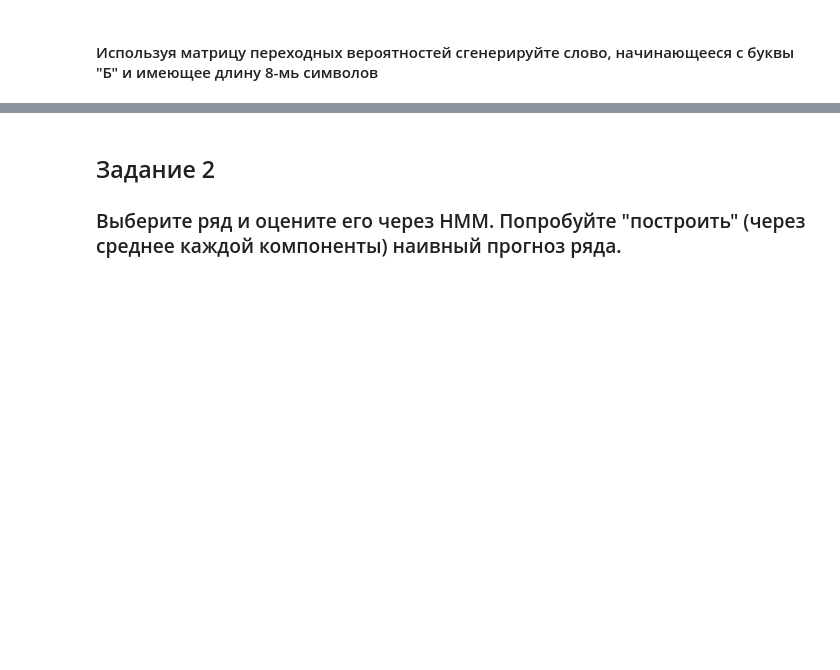
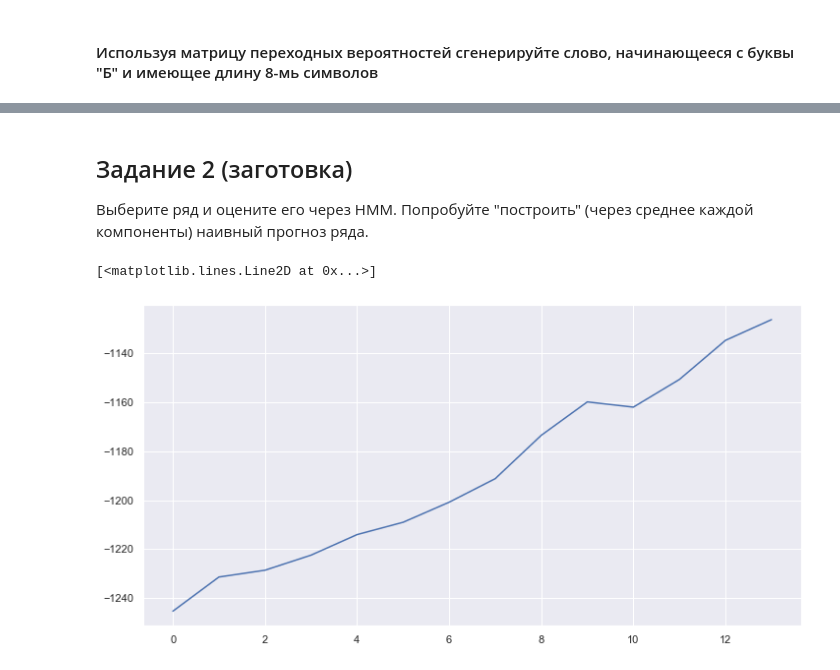
Before and after one commit to DSerpuhovitin/netology_pyda, a Jupyter notebook: HW_TS4.ipynb, the cells around one changed output, grey strips where cells are left out. Saved outputs shown, nothing was run; the diff lists cells and outputs as text; code cells hidden in the pictures; blank space fills up the shorter version.

```diff
--- a/HW_TS4.ipynb
+++ b/HW_TS4.ipynb
@@ -86,3 +164,3 @@ for c in alphabet:
 # %% [markdown]
-##  Задание 2
-### Выберите ряд и оцените его через HMM. Попробуйте "построить" (через среднее каждой компоненты) наивный прогноз ряда.
+##  Задание 2 (заготовка)
+Выберите ряд и оцените его через HMM. Попробуйте "построить" (через среднее каждой компоненты) наивный прогноз ряда.
@@ -104,16 +170,4 @@ from arch import arch_model
 # %%
 #Исходный TS
-series = pd.read_csv("Series/monthly-sales-of-company-x-jan-6.csv")['Count']
+series = pd.read_csv("Series/daily-total-female-births-in-cal.csv")["Count"]
+values = series.values.reshape(-1,1)
-# %%
-import numpy as np
-from hmmlearn import hmm
-np.random.seed(42)
-
-model = hmm.GaussianHMM(n_components=3, covariance_type="full")
-model.startprob_ = np.array([0.6, 0.3, 0.1])
-model.transmat_ = np.array([[0.7, 0.2, 0.1],
-                            [0.3, 0.5, 0.2],
-                            [0.3, 0.3, 0.4]])
-model.means_ = np.array([[0.0, 0.0], [3.0, -3.0], [5.0, 10.0]])
-model.covars_ = np.tile(np.identity(2), (3, 1, 1))
-X, Z = model.sample(100)
@@ -125,0 +174,16 @@ axs.set_aspect('equal')
+# %%
+#Подбираю n_components
+best_score_dict = {}
+n = 15
+for i in range(1, n):
+    model = GaussianHMM(n_components=i, covariance_type="diag", n_iter=1000)
+    model.fit(values)
+    best_score_dict[i] = model.score(values)
+best_score = dict([max(best_score_dict.items(), key=lambda k_v: k_v[1])])
+# %%
+# График score для модели
+plt.figure(figsize=(12, 6))
+plt.plot(list(best_score_dict.values()))
+# %% [output]
+[<matplotlib.lines.Line2D at 0x...>]
+[figure, added]
```
Also changed, not shown: parts of 20 cells of this notebook.
